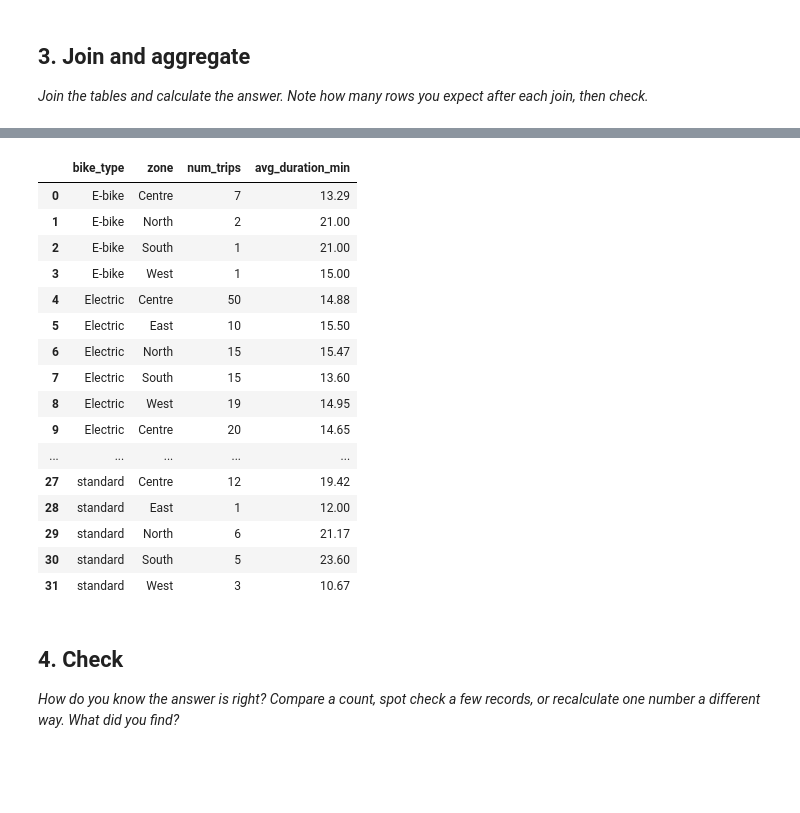
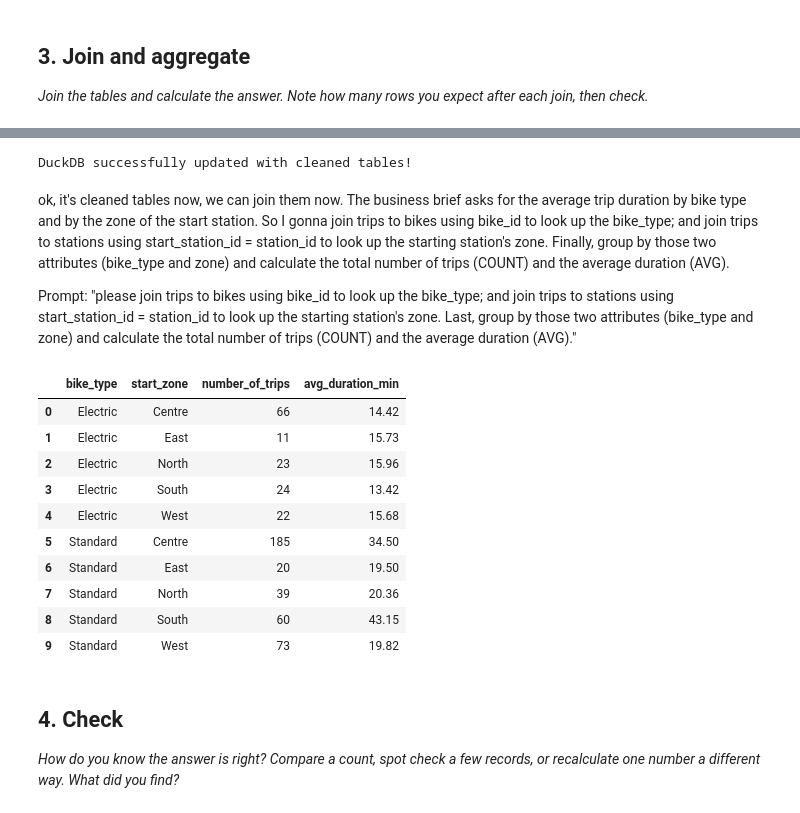
Before and after one commit to WingmanShi/WingmanShi-AnalyticsEngineering, a Jupyter notebook: 2_03_practice_bike_hire_student.ipynb, the cells around one changed output, grey strips where cells are left out. Cells and saved outputs as stored; diff of their text form; code cells hidden in the pictures; blank space fills up the shorter version.

```diff
--- a/2_03_practice_bike_hire_student.ipynb
+++ b/2_03_practice_bike_hire_student.ipynb
@@ -236,0 +305,11 @@ display(q("SELECT DISTINCT zone FROM stations"))
+# %%
+trips = tables["trips"]
+
+# Filter for rows where the trip_id appears more than once
+duplicates = trips[trips.duplicated(subset=["trip_id"], keep=False)]
+
+# Sort by trip_id to easily inspect them side by side
+duplicates = duplicates.sort_values(by="trip_id")
+
+from IPython.display import display
+display(duplicates)
@@ -260,46 +468,46 @@ WITH cleaned_trips AS (
+# %%
+# Re-register each cleaned table into DuckDB so our SQL uses the cleaned data
+for name, df in tables.items():
+    con.register(name, df)
+
+print("DuckDB successfully updated with cleaned tables!")
+# %% [output]
+DuckDB successfully updated with cleaned tables!
+# %% [markdown]
+ok, it's cleaned tables now, we can join them now. The business brief asks for the average trip duration by bike type and by the zone of the start station. So I gonna join trips to bikes using bike_id to look up the bike_type; and join trips to stations using start_station_id = station_id to look up the starting station's zone. Finally, group by those two attributes (bike_type and zone) and calculate the total number of trips (COUNT) and the average duration (AVG).
+
+Prompt: "please join trips to bikes using bike_id to look up the bike_type; and join trips to stations using start_station_id = station_id to look up the starting station's zone. Last, group by those two attributes (bike_type and zone) and calculate the total number of trips (COUNT) and the average duration (AVG)."
 # %%
-final_query = """
-WITH cleaned_trips AS (
-    SELECT DISTINCT
-        trip_id,
-        bike_id,
-        start_station_id,
-        duration_min,
-    FROM trips
-    WHERE duration_min IS NOT NULL AND duration_min > 0
-)
+from IPython.display import display
+
+# SQL query to join the tables and aggregate by bike type and start zone
+query = """
 SELECT
-  b.bike_type,
-  s.zone,
-  COUNT(DISTINCT t.trip_id) AS num_trips,
-  ROUND(AVG(t.duration_min), 2) AS avg_duration_min
-FROM cleaned_trips t
+    b.bike_type,
+    s.zone AS start_zone,
+    COUNT(t.trip_id) AS number_of_trips,
+    ROUND(AVG(t.duration_min), 2) AS avg_duration_min
+FROM trips AS t
 JOIN bikes AS b ON t.bike_id = b.bike_id
 JOIN stations AS s ON t.start_station_id = s.station_id
 GROUP BY b.bike_type, s.zone
 ORDER BY b.bike_type, s.zone;
 """
 
-df_result = q(final_query)
-display(df_result)
+final_result = q(query)
+display(final_result)
 # %% [output]
-|  | bike_type | zone | num_trips | avg_duration_min |
-| 0 | E-bike | Centre | 7 | 13.29 |
-| 1 | E-bike | North | 2 | 21.00 |
-| 2 | E-bike | South | 1 | 21.00 |
-| 3 | E-bike | West | 1 | 15.00 |
-| 4 | Electric | Centre | 50 | 14.88 |
-| 5 | Electric | East | 10 | 15.50 |
-| 6 | Electric | North | 15 | 15.47 |
-| 7 | Electric | South | 15 | 13.60 |
-| 8 | Electric | West | 19 | 14.95 |
-| 9 | Electric | Centre | 20 | 14.65 |
-| ... | ... | ... | ... | ... |
-| 27 | standard | Centre | 12 | 19.42 |
-| 28 | standard | East | 1 | 12.00 |
-| 29 | standard | North | 6 | 21.17 |
-| 30 | standard | South | 5 | 23.60 |
-| 31 | standard | West | 3 | 10.67 |
+|  | bike_type | start_zone | number_of_trips | avg_duration_min |
+| 0 | Electric | Centre | 66 | 14.42 |
+| 1 | Electric | East | 11 | 15.73 |
+| 2 | Electric | North | 23 | 15.96 |
+| 3 | Electric | South | 24 | 13.42 |
+| 4 | Electric | West | 22 | 15.68 |
+| 5 | Standard | Centre | 185 | 34.50 |
+| 6 | Standard | East | 20 | 19.50 |
+| 7 | Standard | North | 39 | 20.36 |
+| 8 | Standard | South | 60 | 43.15 |
+| 9 | Standard | West | 73 | 19.82 |
 # %% [markdown]
 ## 4. Check
 
```
Also changed, not shown: parts of 26 cells of this notebook.
